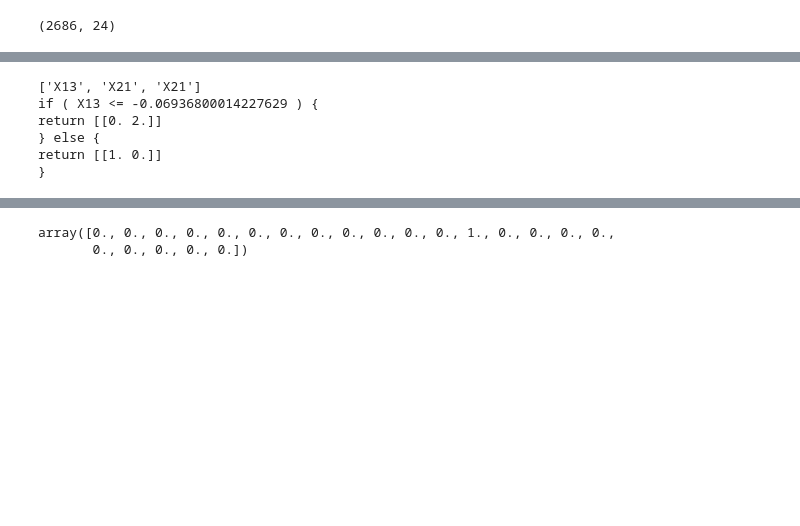
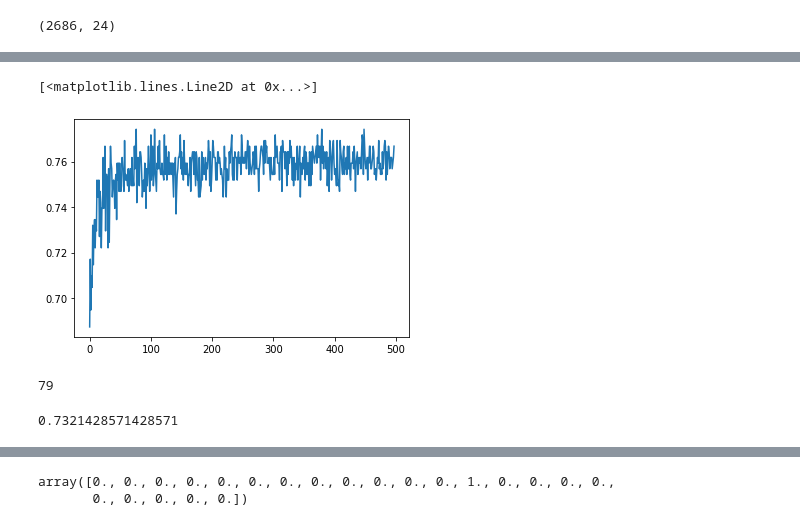
Before and after one commit to mixify/decisiontree, a Jupyter notebook: Untitled.ipynb, the cells around one changed output, grey strips where cells are left out. Drawn from its saved outputs; the diff is of its cells as text; code cells hidden in the pictures; blank space fills up the shorter version.

```diff
--- a/Untitled.ipynb
+++ b/Untitled.ipynb
@@ -79,12 +30,0 @@ for n in range(3,501):
-# %%
-best_n = 0
-best_acc = 0
-best_clf = None
-for key, val in tree_dic.items():
-    clf = val[0]
-    pred = clf.predict(X_test)
-    test_score = accuracy_score(Y_test,pred)
-    if(test_score > best_acc):
-        best_n = key
-        best_acc = val[1]
-        best_clf = clf
@@ -122,10 +31,17 @@ def get_rules(tree, feature_names):
-# %%
-best_acc = 0
-for key, val in tree_dic.items():
-    clf = val[0]
-    pred = clf.predict(X_test)
-    test_score = accuracy_score(Y_test,pred)
-    if(test_score > best_acc):
-        best_n = key
-        best_acc = val[1]
-        best_clf = clf
+# %%
+best_n = 0
+best_acc = 0
+best_clf = None
+acc_list = []
+for n in range(3,501):
+    bagging = BaggingClassifier(tree.DecisionTreeClassifier(),n_estimators=n)
+    bagging.fit(X_train,Y_train)
+    pred = bagging.predict(X_val)
+    acc = accuracy_score(Y_val,pred)
+    acc_list.append(acc)
+    if(n % 50 == 0):
+        print(n)
+    if(acc > best_acc):
+        best_n = n
+        best_acc = acc
+        best_clf = bagging
@@ -136,10 +62,0 @@ print(best_n, best_acc)
-# %%
-feature_names = X_test.columns
-get_rules(best_clf,feature_names)
-# %% [output]
-['X13', 'X21', 'X21']
-if ( X13 <= -0.06936800014227629 ) {
-return [[0. 2.]]
-} else {
-return [[1. 0.]]
-}
@@ -145,0 +65,9 @@ return [[1. 0.]]
+# %%
+plt.plot(acc_list)
+# %% [output]
+[<matplotlib.lines.Line2D at 0x...>]
+[figure, added]
+# %%
+print(len(best_clf.estimators_))
+# %% [output]
+79
@@ -145,0 +83,5 @@ return [[1. 0.]]
+# %%
+final_acc = accuracy_score(final_pred,Y_test)
+final_acc
+# %% [output]
+0.7321428571428571
```
Also changed, not shown: parts of 15 cells of this notebook.
